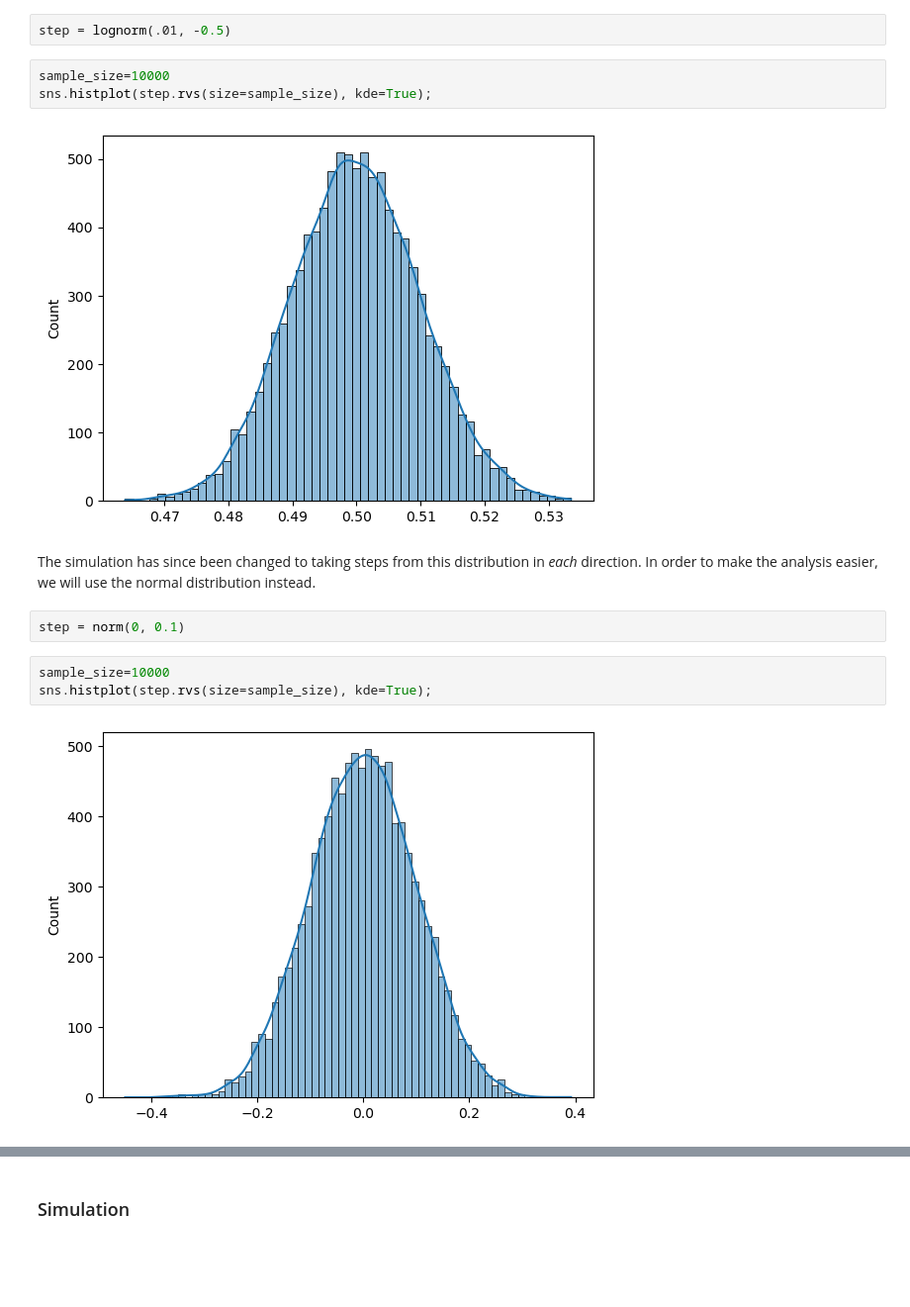
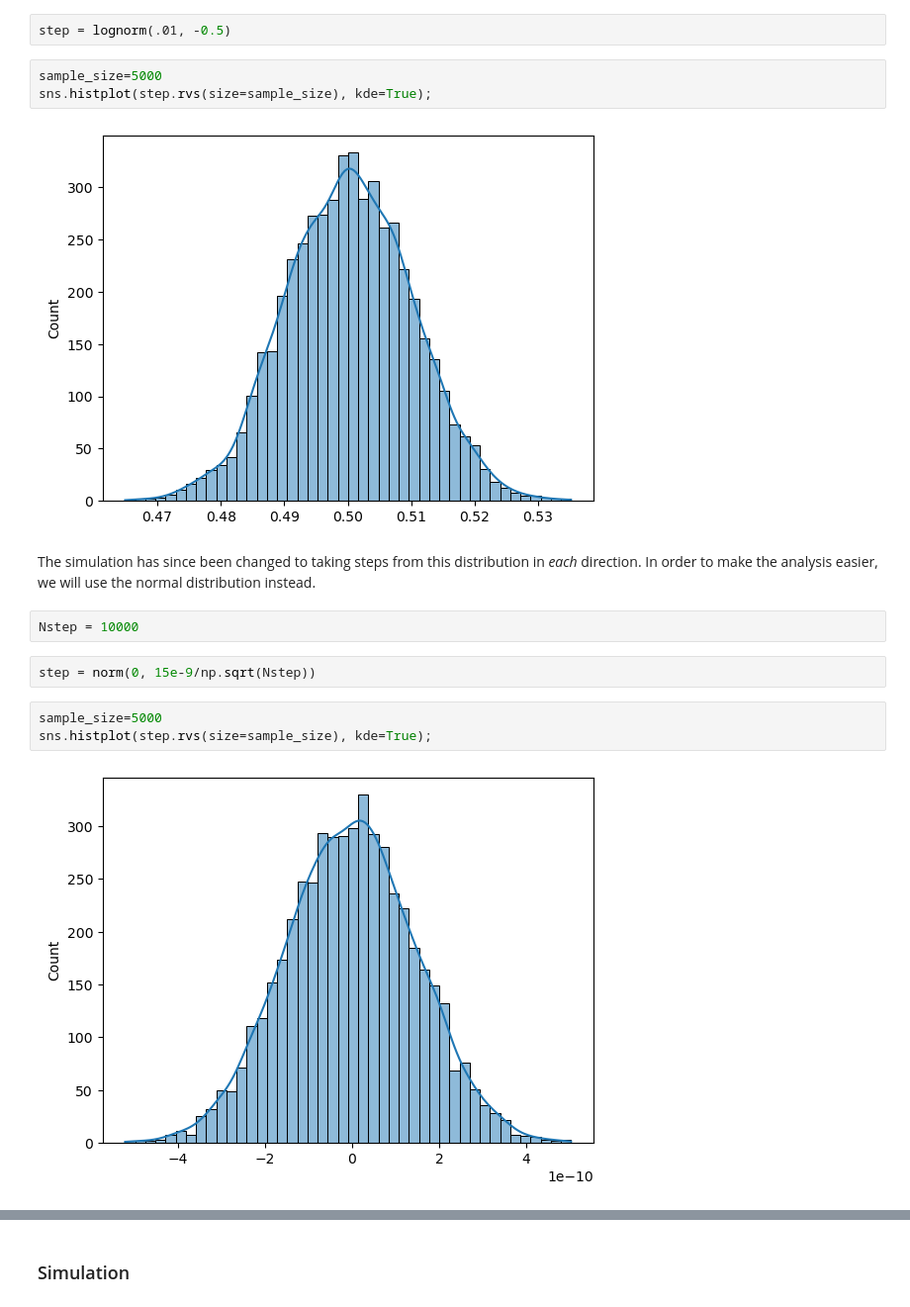
Before and after one commit to oleridd/TMA4195-Project, a Jupyter notebook: Notebooks/Experimentation/Report - RW_sim_simple.ipynb, the cells around one changed output, grey strips where cells are left out. Shown: that part at 99% size. Drawn from its saved outputs; the diff is of its cells as text; blank space fills up the shorter version.

```diff
--- a/Notebooks/Experimentation/Report - RW_sim_simple.ipynb
+++ b/Notebooks/Experimentation/Report - RW_sim_simple.ipynb
@@ -18,19 +18,21 @@ In order to make a random walk that simulates the diffusion equation well, we ne
 # %%
 step = lognorm(.01, -0.5)
 # %%
-sample_size=10000
+sample_size=5000
 sns.histplot(step.rvs(size=sample_size), kde=True);
 # %% [output]
-[figure, old version]
+[figure, new version]
 # %% [markdown]
 The simulation has since been changed to taking steps from this distribution in *each* direction. In order to make the analysis easier, we will use the normal distribution instead.
+# %%
+Nstep = 10000
 # %%
-step = norm(0, 0.1)
+step = norm(0, 15e-9/np.sqrt(Nstep))
 # %%
-sample_size=10000
+sample_size=5000
 sns.histplot(step.rvs(size=sample_size), kde=True);
 # %% [output]
-[figure, old version]
+[figure, new version]
 # %% [markdown]
 Letting $X$, $Y$ and $Z$ be the step lengths which are all distributed by $\mathcal{N}(0, \sigma^2)$, we get the square step length
 $$
```
Also changed, not shown: parts of 7 cells of this notebook, 9 other files.
